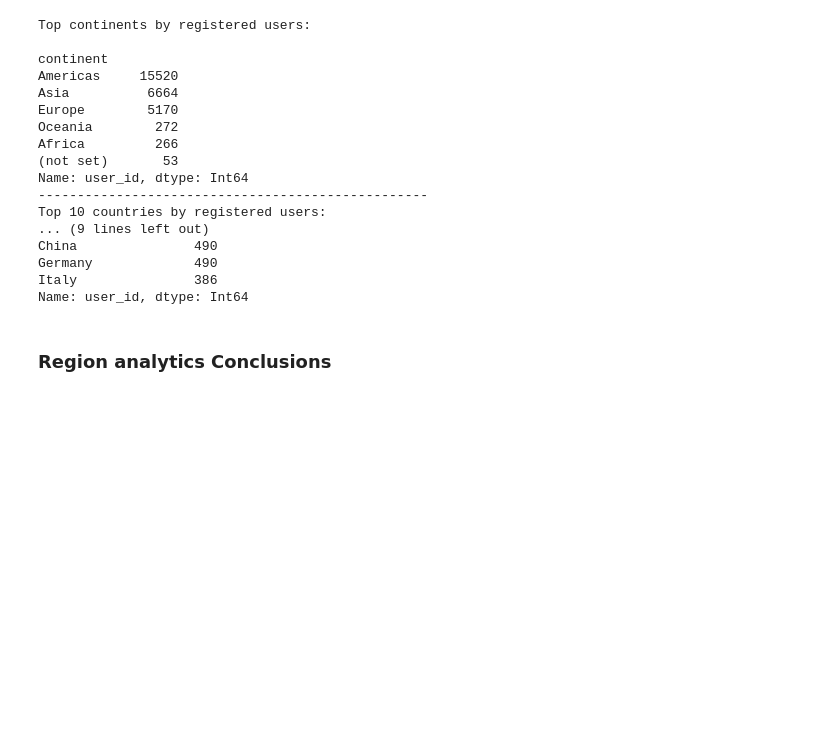
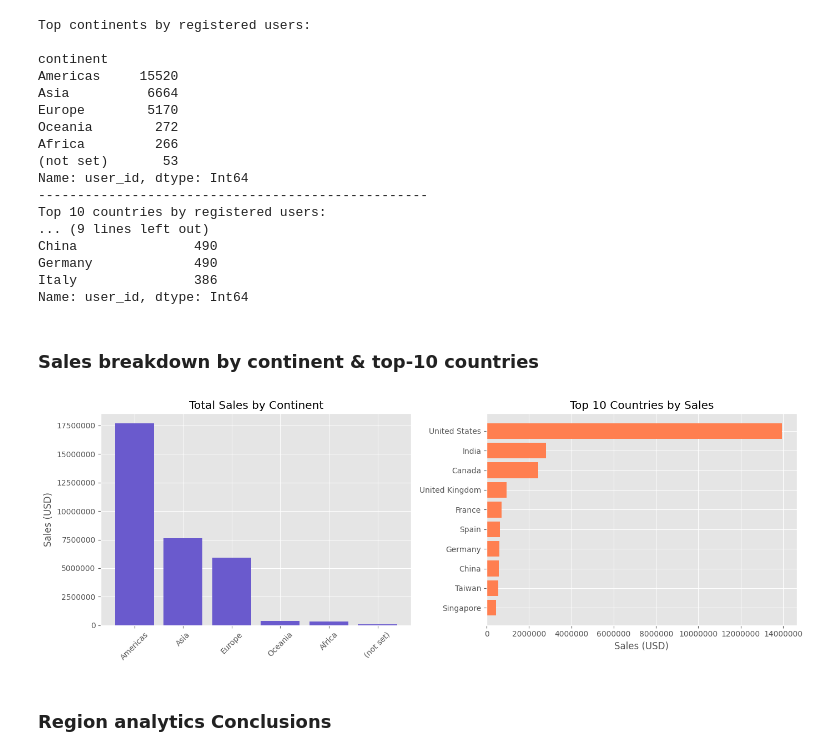
Before and after one commit to mvinegret/ecommerce_analytics_SQL_Python_Tableau, a Jupyter notebook: E-commerce Analytics.ipynb, the cells around one changed output. Saved outputs shown, nothing was run; the diff lists cells and outputs as text; code cells hidden in the pictures; blank space fills up the shorter version.

```diff
--- a/E-commerce Analytics.ipynb
+++ b/E-commerce Analytics.ipynb
@@ -273,6 +273,30 @@ China               490
 Germany             490
 Italy               386
 Name: user_id, dtype: Int64
+# %% [markdown]
+### Sales breakdown by continent & top-10 countries
+# %%
+plt.rcParams['axes.formatter.useoffset'] = False
+plt.rcParams['axes.formatter.limits'] = (-99, 99)
+# %%
+fig, axes = plt.subplots(1, 2, figsize=(14, 5))
+
+continent_sales = df.groupby('continent', observed=True)['price'].sum().sort_values(ascending=False)
+axes[0].bar(continent_sales.index, continent_sales.values, color='slateblue')
+axes[0].set_title('Total Sales by Continent')
+axes[0].set_ylabel('Sales (USD)')
+axes[0].tick_params(axis='x', rotation=45)
+
+country_sales = df.groupby('country', observed=True)['price'].sum().sort_values(ascending=False).head(10)
+axes[1].barh(country_sales.index, country_sales.values, color='coral')
+axes[1].set_title('Top 10 Countries by Sales')
+axes[1].set_xlabel('Sales (USD)')
+axes[1].invert_yaxis()
+
+plt.tight_layout()
+plt.show()
+# %% [output]
+[figure, added]
 # %% [markdown]
 ### Region analytics Conclusions
 # %% [markdown]
```
Also changed, not shown: parts of 8 cells of this notebook.
